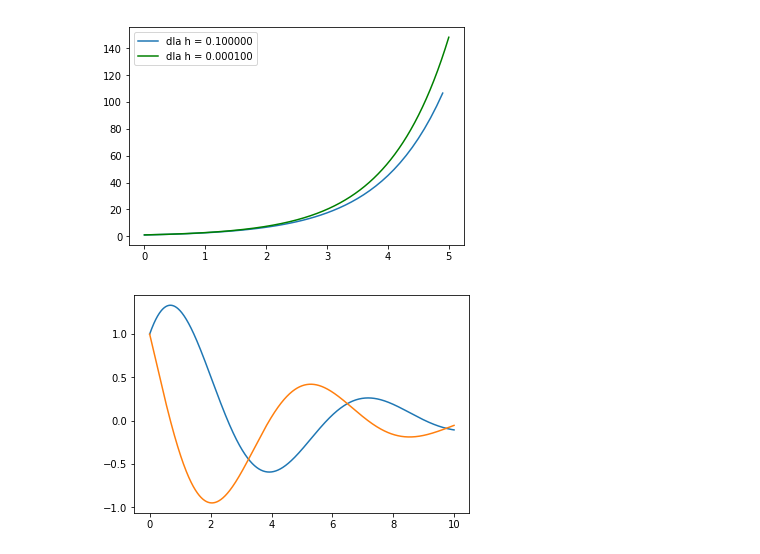
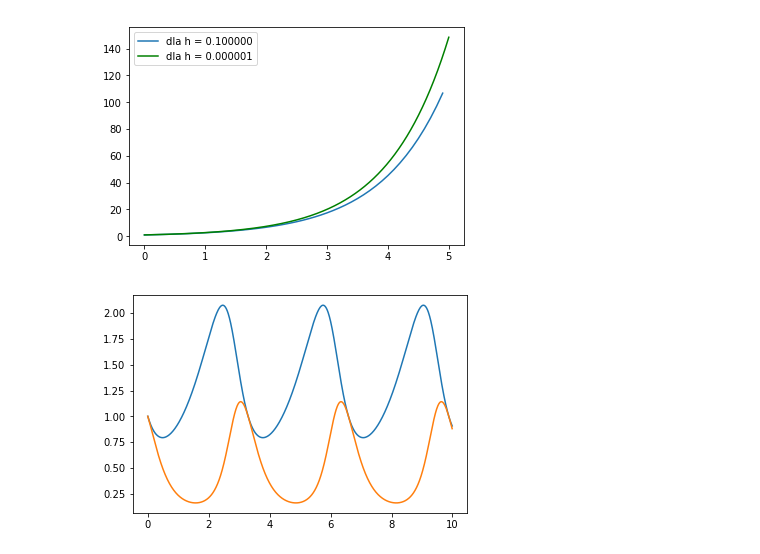
Before and after one commit to BotenAqua/MetodyNumeryczne, a Jupyter notebook: Lista_4.ipynb, the cells around one changed output. Cells and saved outputs as stored; diff of their text form; code cells hidden in the pictures.

```diff
--- a/Lista_4.ipynb
+++ b/Lista_4.ipynb
@@ -195,20 +192,25 @@ euler2(4,0.1,5)
 [figure]
 # %%
 #3 Find a differential equation which represents a process / model (your choice) and implement it using odeint python function (1p)
+#Lotka-Volterr
 
 def fun(x, t):
-    dx = [0, 0]
-    dx[0] = x[1]
-    dx[1] = -x[0]-0.5*x[1]
-    return dx
+  a = 1
+  b = 2
+  c = 3
+  d = 4
+  dx = [0, 0]
+  dx[0] = (a - b*x[1]) * x[0]
+  dx[1] = (c*x[0] - d) * x[1]
+  return dx
 
 h3 = 0.01
 czas = np.arange(0,10,h3)
 xp = ((1,1))
 
 x_ode = sint.odeint(fun, xp, czas)
 
 plt.plot(czas, x_ode)
 plt.show()
 # %% [output]
-[figure, old version]
+[figure, new version]
```
Also changed, not shown: parts of 6 cells of this notebook.
